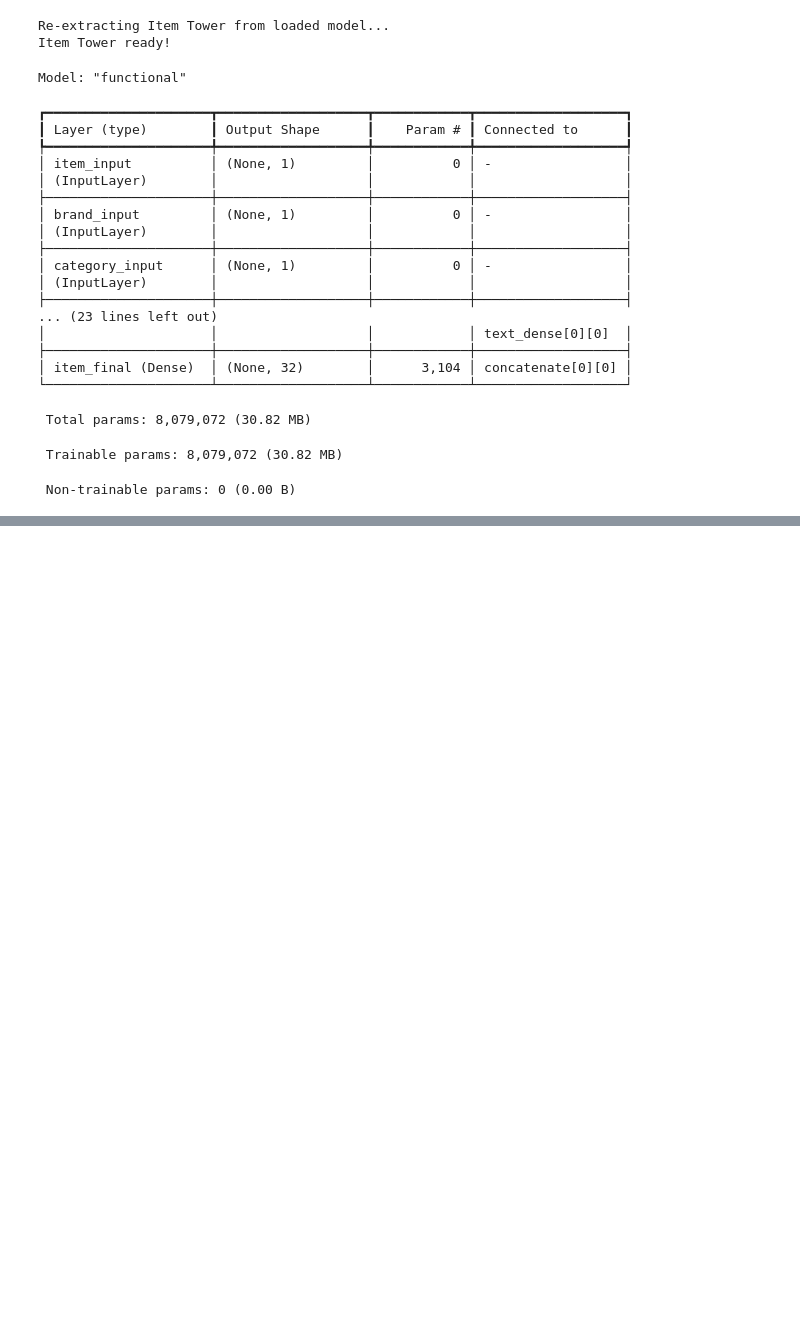
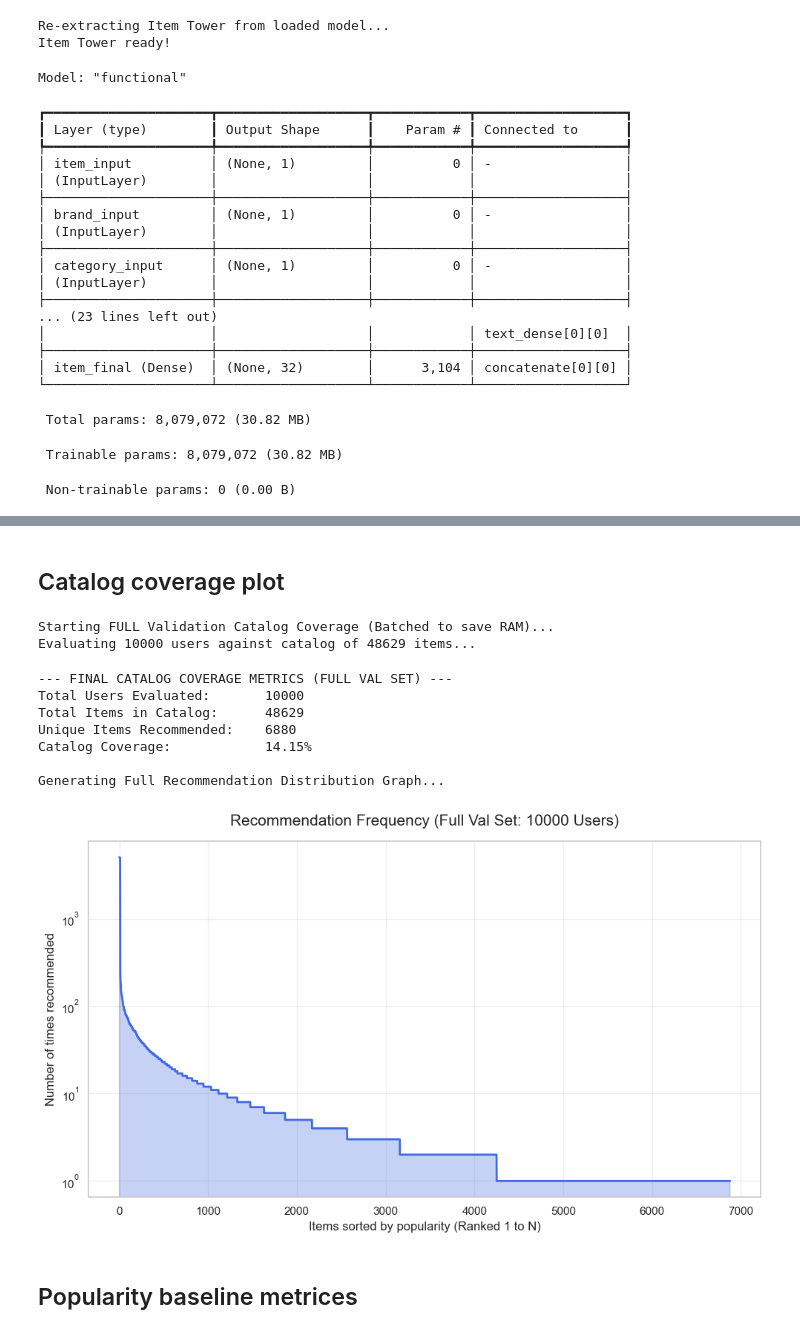
Before and after one commit to harshitha-cr/RecSys, a Jupyter notebook: notebooks/05-Evaluation.ipynb, the cells around one changed output, grey strips where cells are left out. Drawn from its saved outputs; the diff is of its cells as text; code cells hidden in the pictures; blank space fills up the shorter version.

```diff
--- a/notebooks/05-Evaluation.ipynb
+++ b/notebooks/05-Evaluation.ipynb
@@ -340,0 +339,80 @@ Catalog Coverage: 3.01%
+# %% [markdown]
+## Catalog coverage plot
+# %%
+print("Starting FULL Validation Catalog Coverage (Batched to save RAM)...")
+
+# 1. Get all users from the validation set
+all_eval_users = val_df['user_id'].astype(int).values
+max_user_id = model.get_layer('user_emb').input_dim - 1
+all_eval_users = np.where(all_eval_users > max_user_id, 0, all_eval_users)
+
+# 2. Setup batch processing
+batch_size = 1000 # Process 1000 users at a time
+total_users = len(all_eval_users)
+unique_recommended = set()
+item_frequency_counter = collections.Counter()
+user_emb_layer = model.get_layer('user_emb')
+
+print(f"Evaluating {total_users} users against catalog of {len(item_embeddings)} items...")
+
+# 3. Batched Evaluation Loop
+for start_idx in tqdm(range(0, total_users, batch_size), desc="Processing Batches"):
+    end_idx = min(start_idx + batch_size, total_users)
+    batch_user_ids = all_eval_users[start_idx:end_idx]
+
+    # Get batch user vectors
+    user_vecs = user_emb_layer(batch_user_ids).numpy().reshape(len(batch_user_ids), 32)
+
+    # Score all items for this batch
+    all_scores = np.dot(user_vecs, item_embeddings.T)
+
+    # Get Top 10 indices
+    TOP_K = 10
+    top_k_indices = np.argpartition(all_scores, -TOP_K, axis=1)[:, -TOP_K:]
+
+    # Record unique items and their frequencies
+    for row in top_k_indices:
+        for item_idx in row:
+            unique_recommended.add(item_idx)
+            item_frequency_counter[item_idx] += 1
+
+# 4. Final Metrics
+total_items = len(item_embeddings)
+coverage_percent = (len(unique_recommended) / total_items) * 100
+
+print("\n--- FINAL CATALOG COVERAGE METRICS (FULL VAL SET) ---")
+print(f"Total Users Evaluated:       {total_users}")
+print(f"Total Items in Catalog:      {total_items}")
+print(f"Unique Items Recommended:    {len(unique_recommended)}")
+print(f"Catalog Coverage:            {coverage_percent:.2f}%")
+
+# 5. Generate the Long Tail Graph
+print("\nGenerating Full Recommendation Distribution Graph...")
+
+# Sort frequencies from highest to lowest
+sorted_frequencies = sorted(item_frequency_counter.values(), reverse=True)
+
+plt.figure(figsize=(10, 6))
+plt.plot(sorted_frequencies, color='royalblue', linewidth=2)
+plt.fill_between(range(len(sorted_frequencies)), sorted_frequencies, color='royalblue', alpha=0.3)
+
+plt.title(f'Recommendation Frequency (Full Val Set: {total_users} Users)', fontsize=15, pad=15)
+plt.xlabel('Items sorted by popularity (Ranked 1 to N)')
+plt.ylabel('Number of times recommended')
+plt.yscale('log')
+plt.grid(True, alpha=0.3)
+plt.tight_layout()
+plt.show()
+# %% [output]
+Starting FULL Validation Catalog Coverage (Batched to save RAM)...
+Evaluating 10000 users against catalog of 48629 items...
+--- FINAL CATALOG COVERAGE METRICS (FULL VAL SET) ---
+Total Users Evaluated:       10000
+Total Items in Catalog:      48629
+Unique Items Recommended:    6880
+Catalog Coverage:            14.15%
+
+Generating Full Recommendation Distribution Graph...
+[figure, added]
+# %% [markdown]
+## Popularity baseline metrices
```
Also changed, not shown: parts of 16 cells of this notebook.
